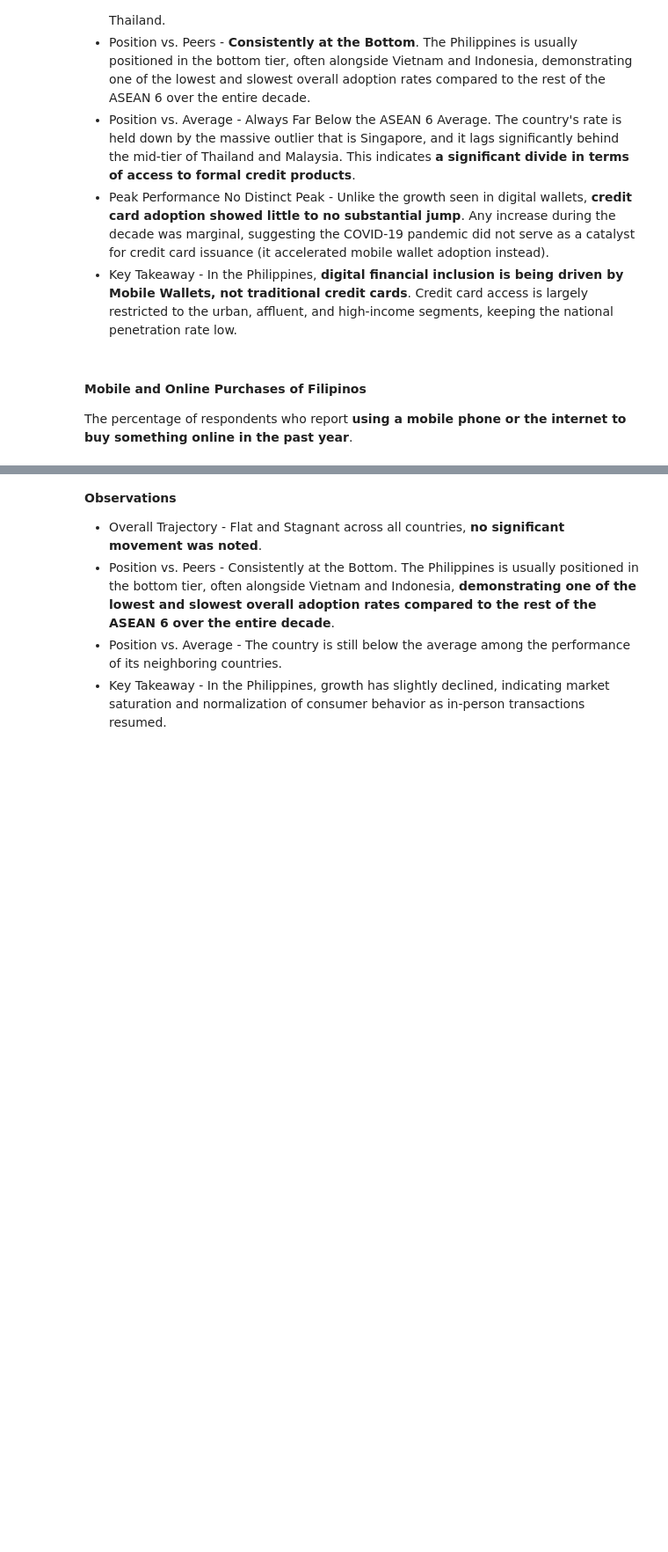
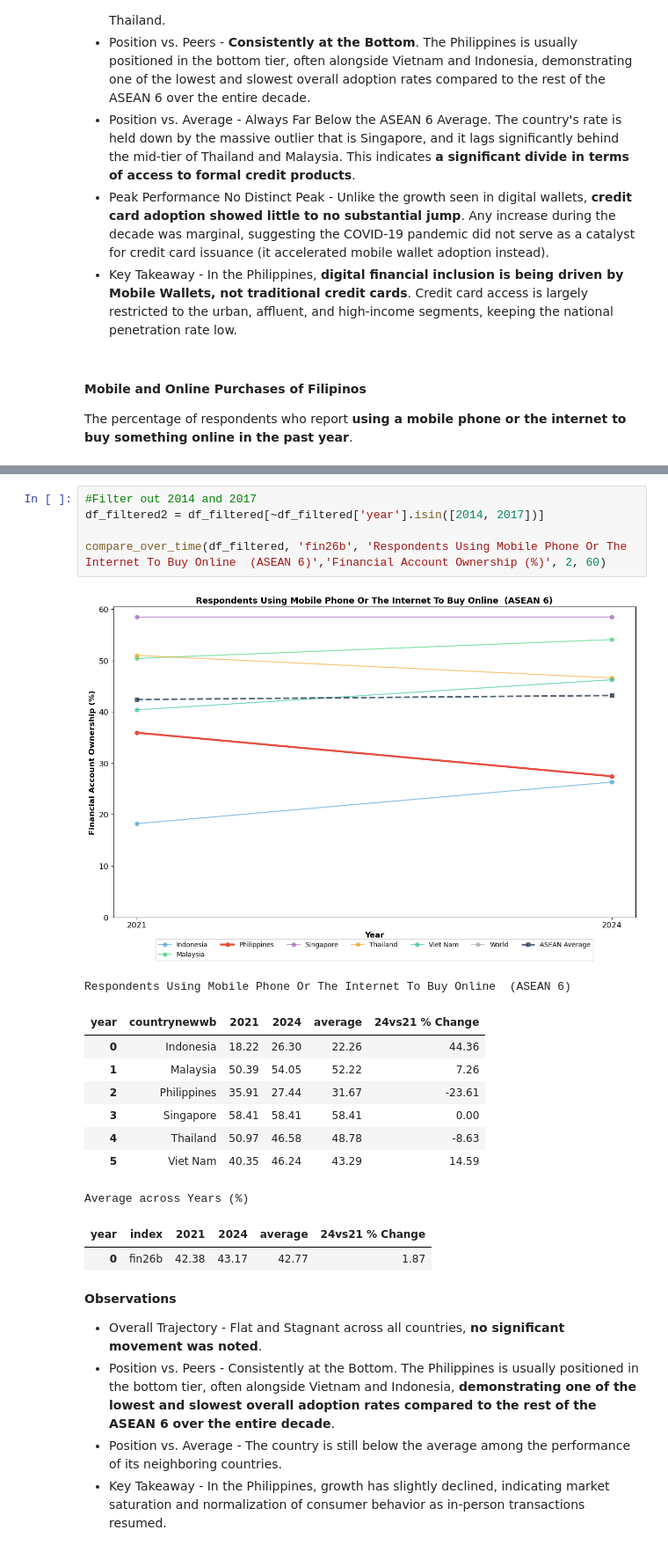
Before and after one commit to christianvibar/mab2115_finals, a Jupyter notebook: notebooks/draft/working_file_mab2115_finals_compiled_20251115_v2.ipynb, the cells around one changed output, grey strips where cells are left out. Shown at 88% size. Cells and saved outputs as stored; diff of their text form; blank space fills up the shorter version.

```diff
--- a/notebooks/draft/working_file_mab2115_finals_compiled_20251115_v2.ipynb
+++ b/notebooks/draft/working_file_mab2115_finals_compiled_20251115_v2.ipynb
@@ -1287,3 +1185,21 @@ plt.tight_layout()
+# %%
+#Filter out 2014 and 2017
+df_filtered2 = df_filtered[~df_filtered['year'].isin([2014, 2017])]
+
+compare_over_time(df_filtered, 'fin26b', 'Respondents Using Mobile Phone Or The Internet To Buy Online  (ASEAN 6)','Financial Account Ownership (%)', 2, 60)
+# %% [output]
+[figure, added]
+Respondents Using Mobile Phone Or The Internet To Buy Online  (ASEAN 6)
+| year | countrynewwb | 2021 | 2024 | average | 24vs21 % Change |
+| 0 | Indonesia | 18.22 | 26.30 | 22.26 | 44.36 |
+| 1 | Malaysia | 50.39 | 54.05 | 52.22 | 7.26 |
+| 2 | Philippines | 35.91 | 27.44 | 31.67 | -23.61 |
+| 3 | Singapore | 58.41 | 58.41 | 58.41 | 0.00 |
+| 4 | Thailand | 50.97 | 46.58 | 48.78 | -8.63 |
+| 5 | Viet Nam | 40.35 | 46.24 | 43.29 | 14.59 |
+Average across Years (%)
+| year | index | 2021 | 2024 | average | 24vs21 % Change |
+| 0 | fin26b | 42.38 | 43.17 | 42.77 | 1.87 |
 # %% [markdown]
 **Observations**
 
```
Also changed, not shown: parts of 23 cells of this notebook, 1 other file.
